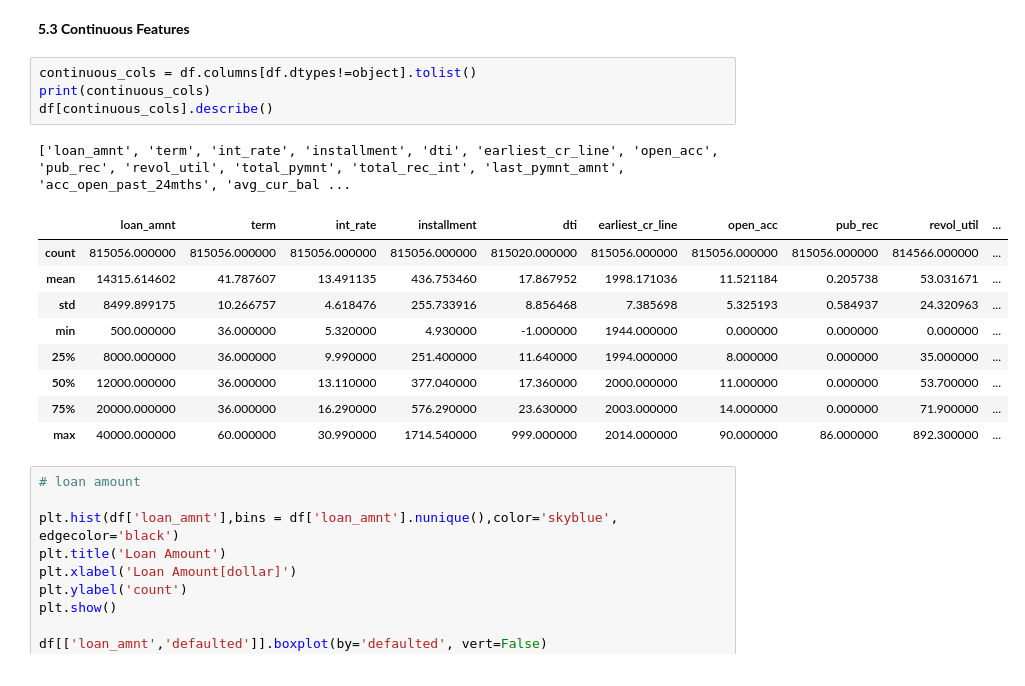
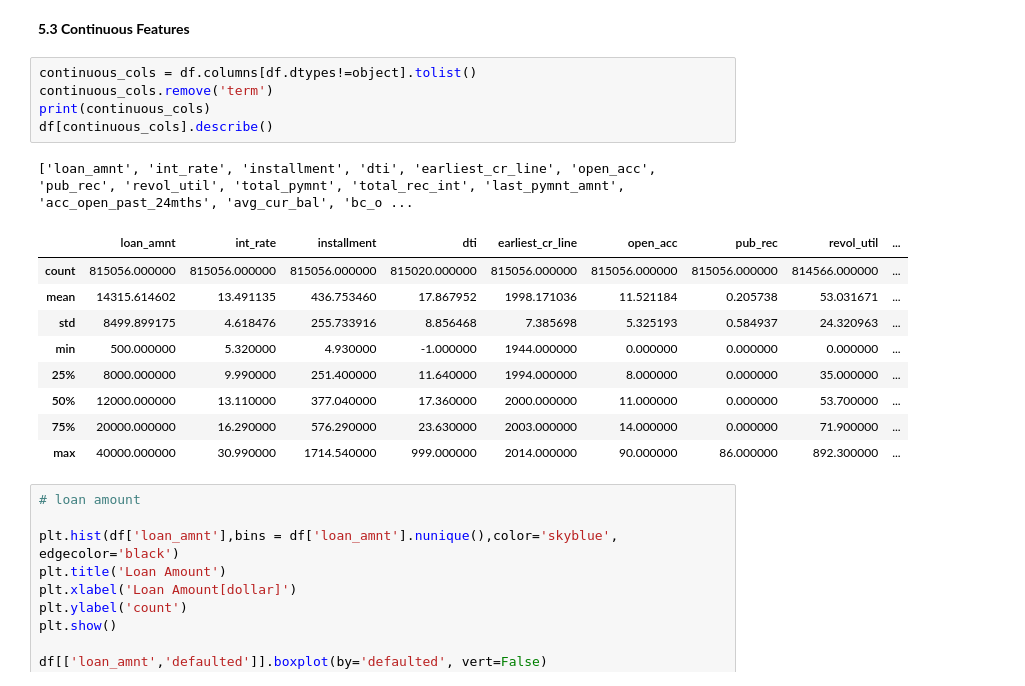
Before and after one commit to yxing12/data1030-load-default-prob, a Jupyter notebook: loan_default_prob.ipynb, the cells around one changed output. Cells and saved outputs as stored; diff of their text form.

```diff
--- a/loan_default_prob.ipynb
+++ b/loan_default_prob.ipynb
@@ -654,19 +665,20 @@ Name: proportion, dtype: float64
 **5.3 Continuous Features**
 # %%
 continuous_cols = df.columns[df.dtypes!=object].tolist()
+continuous_cols.remove('term')
 print(continuous_cols)
 df[continuous_cols].describe()
 # %% [output]
-['loan_amnt', 'term', 'int_rate', 'installment', 'dti', 'earliest_cr_line', 'open_acc', 'pub_rec', 'revol_util', 'total_pymnt', 'total_rec_int', 'last_pymnt_amnt', 'acc_open_past_24mths', 'avg_cur_bal ...
+['loan_amnt', 'int_rate', 'installment', 'dti', 'earliest_cr_line', 'open_acc', 'pub_rec', 'revol_util', 'total_pymnt', 'total_rec_int', 'last_pymnt_amnt', 'acc_open_past_24mths', 'avg_cur_bal', 'bc_o ...
-|  | loan_amnt | term | int_rate | installment | dti | earliest_cr_line | open_acc | pub_rec | revol_util | ... |
-| count | 815056.000000 | 815056.000000 | 815056.000000 | 815056.000000 | 815020.000000 | 815056.000000 | 815056.000000 | 815056.000000 | 814566.000000 | ... |
-| mean | 14315.614602 | 41.787607 | 13.491135 | 436.753460 | 17.867952 | 1998.171036 | 11.521184 | 0.205738 | 53.031671 | ... |
-| std | 8499.899175 | 10.266757 | 4.618476 | 255.733916 | 8.856468 | 7.385698 | 5.325193 | 0.584937 | 24.320963 | ... |
-| min | 500.000000 | 36.000000 | 5.320000 | 4.930000 | -1.000000 | 1944.000000 | 0.000000 | 0.000000 | 0.000000 | ... |
-| 25% | 8000.000000 | 36.000000 | 9.990000 | 251.400000 | 11.640000 | 1994.000000 | 8.000000 | 0.000000 | 35.000000 | ... |
-| 50% | 12000.000000 | 36.000000 | 13.110000 | 377.040000 | 17.360000 | 2000.000000 | 11.000000 | 0.000000 | 53.700000 | ... |
-| 75% | 20000.000000 | 36.000000 | 16.290000 | 576.290000 | 23.630000 | 2003.000000 | 14.000000 | 0.000000 | 71.900000 | ... |
-| max | 40000.000000 | 60.000000 | 30.990000 | 1714.540000 | 999.000000 | 2014.000000 | 90.000000 | 86.000000 | 892.300000 | ... |
+|  | loan_amnt | int_rate | installment | dti | earliest_cr_line | open_acc | pub_rec | revol_util | ... |
+| count | 815056.000000 | 815056.000000 | 815056.000000 | 815020.000000 | 815056.000000 | 815056.000000 | 815056.000000 | 814566.000000 | ... |
+| mean | 14315.614602 | 13.491135 | 436.753460 | 17.867952 | 1998.171036 | 11.521184 | 0.205738 | 53.031671 | ... |
+| std | 8499.899175 | 4.618476 | 255.733916 | 8.856468 | 7.385698 | 5.325193 | 0.584937 | 24.320963 | ... |
+| min | 500.000000 | 5.320000 | 4.930000 | -1.000000 | 1944.000000 | 0.000000 | 0.000000 | 0.000000 | ... |
+| 25% | 8000.000000 | 9.990000 | 251.400000 | 11.640000 | 1994.000000 | 8.000000 | 0.000000 | 35.000000 | ... |
+| 50% | 12000.000000 | 13.110000 | 377.040000 | 17.360000 | 2000.000000 | 11.000000 | 0.000000 | 53.700000 | ... |
+| 75% | 20000.000000 | 16.290000 | 576.290000 | 23.630000 | 2003.000000 | 14.000000 | 0.000000 | 71.900000 | ... |
+| max | 40000.000000 | 30.990000 | 1714.540000 | 999.000000 | 2014.000000 | 90.000000 | 86.000000 | 892.300000 | ... |
 # %%
 # loan amount
 
```
Also changed, not shown: parts of 13 cells of this notebook.
